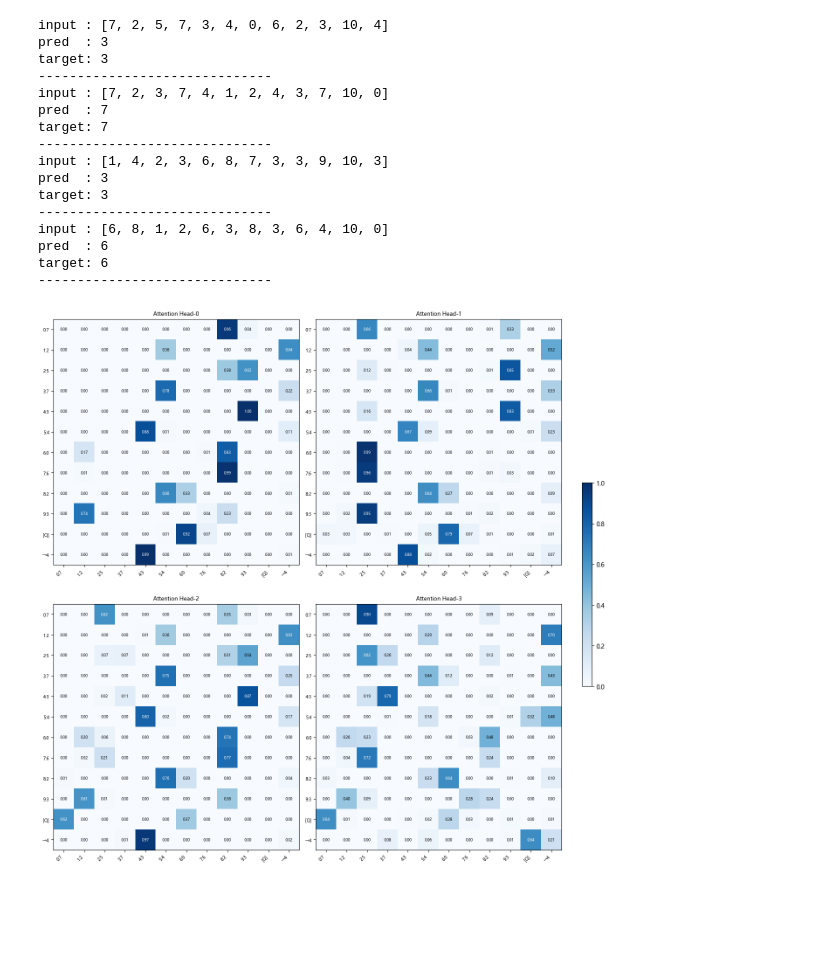
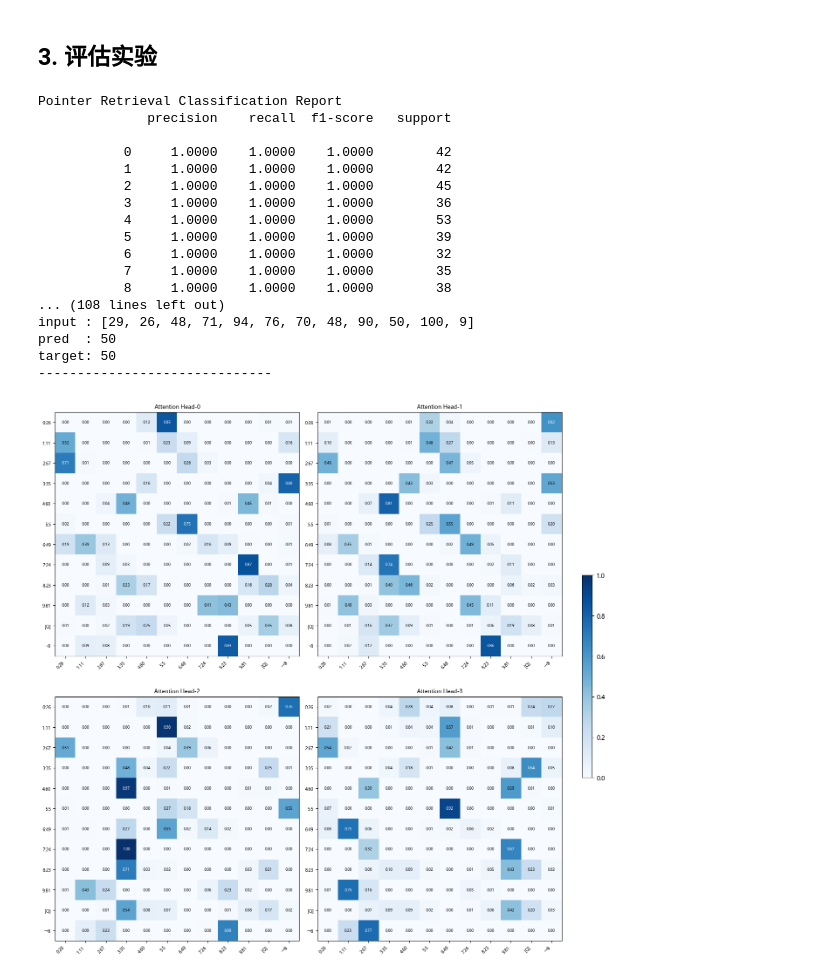
Before and after one commit to Antrairs/inside-transformer, a Jupyter notebook: notebooks/03_AttentionWithRoPE/AttentionWithRoPE.ipynb, the cells around one changed output. Drawn from its saved outputs; the diff is of its cells as text; code cells hidden in the pictures; blank space fills up the shorter version.

```diff
--- a/notebooks/03_AttentionWithRoPE/AttentionWithRoPE.ipynb
+++ b/notebooks/03_AttentionWithRoPE/AttentionWithRoPE.ipynb
@@ -126,0 +157,17 @@ def plot_attention(attn_w, tokens=None, title="Attention Weights", cmap="Blues")
+# %%
+epochs = 200
+
+model = RoPEAttention(vocab_size=101, output_dim=100, d_model=16, num_heads=4)
+optimizer = torch.optim.Adam(model.parameters(), lr=0.01)
+criterion = nn.CrossEntropyLoss()
+
+model.train()
+for i in range(epochs):
+    train_x, train_y = get_seq_batch(1024, 10, 100)
+    optimizer.zero_grad()
+    pred = model(train_x)[:, -1, :]
+    loss = criterion(pred, train_y)
+    loss.backward()
+    optimizer.step()
+    if (i+1) % 10 == 0:
+        print(f"Epoch {i+1}, Loss: {loss.item():.4f}")
@@ -127,32 +195,47 @@ def plot_attention(attn_w, tokens=None, title="Attention Weights", cmap="Blues")
+# %% [markdown]
+## 3. 评估实验
 # %%
 model.eval()
-test_x, test_y = get_seq_batch(4, 10, 10)
-values = test_x[0, :10].tolist()
-q_idx  = test_x[0, -1].item()
-query_labels = [f"{i}:{v}" for i, v in enumerate(values)] + ["[Q]", f"→{q_idx}"]
 with torch.no_grad():
+    eval_x, eval_y = get_seq_batch(4096, 10, 100)
+    eval_logits = model(eval_x)[:, -1, :]   # (batch, 100)
+    eval_pred = eval_logits.argmax(dim=-1)  # (batch,)
+
+    y_true = eval_y.cpu().numpy()
+    y_pred = eval_pred.cpu().numpy()
+
+    print("Pointer Retrieval Classification Report")
+    print(classification_report(y_true, y_pred, digits=4, zero_division=0))
+
+    test_x, test_y = get_seq_batch(4, 10, 100)
+    values = test_x[0, :10].tolist()
+    q_idx = test_x[0, -1].item()
+    query_labels = [f"{i}:{v}" for i, v in enumerate(values)] + ["[Q]", f"→{q_idx}"]
+
     pred = model(test_x)[:, -1, :]
     for i in range(test_x.size(0)):
         print(f"input : {test_x[i].tolist()}")
         print(f"pred  : {pred[i].argmax(dim=-1).item()}")
         print(f"target: {test_y[i].item()}")
         print("-" * 30)
-    plot_attention(model.attn_w, tokens=query_labels, title="Attention")
+
+    plot_attention(model.attn_w[0], tokens=query_labels, title="Attention")
 # %% [output]
-input : [7, 2, 5, 7, 3, 4, 0, 6, 2, 3, 10, 4]
-pred  : 3
-target: 3
+Pointer Retrieval Classification Report
+              precision    recall  f1-score   support
+
+           0     1.0000    1.0000    1.0000        42
+           1     1.0000    1.0000    1.0000        42
+           2     1.0000    1.0000    1.0000        45
+           3     1.0000    1.0000    1.0000        36
+           4     1.0000    1.0000    1.0000        53
+           5     1.0000    1.0000    1.0000        39
+           6     1.0000    1.0000    1.0000        32
+           7     1.0000    1.0000    1.0000        35
+           8     1.0000    1.0000    1.0000        38
+... (108 lines left out)
+input : [29, 26, 48, 71, 94, 76, 70, 48, 90, 50, 100, 9]
+pred  : 50
+target: 50
 ------------------------------
-input : [7, 2, 3, 7, 4, 1, 2, 4, 3, 7, 10, 0]
-pred  : 7
-target: 7
-------------------------------
-input : [1, 4, 2, 3, 6, 8, 7, 3, 3, 9, 10, 3]
-pred  : 3
-target: 3
-------------------------------
-input : [6, 8, 1, 2, 6, 3, 8, 3, 6, 4, 10, 0]
-pred  : 6
-target: 6
-------------------------------
-[figure, old version]
+[figure, new version]
```
Also changed, not shown: parts of 8 cells of this notebook, 3 other files.
